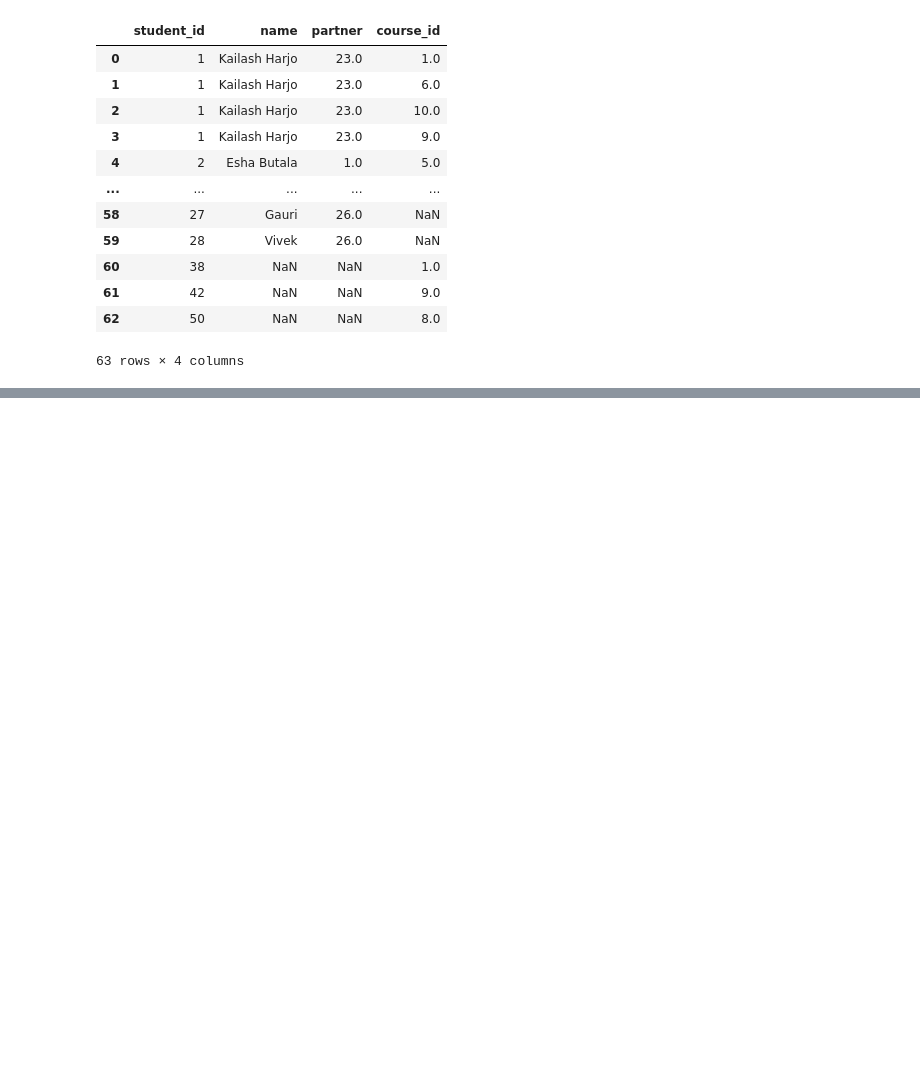
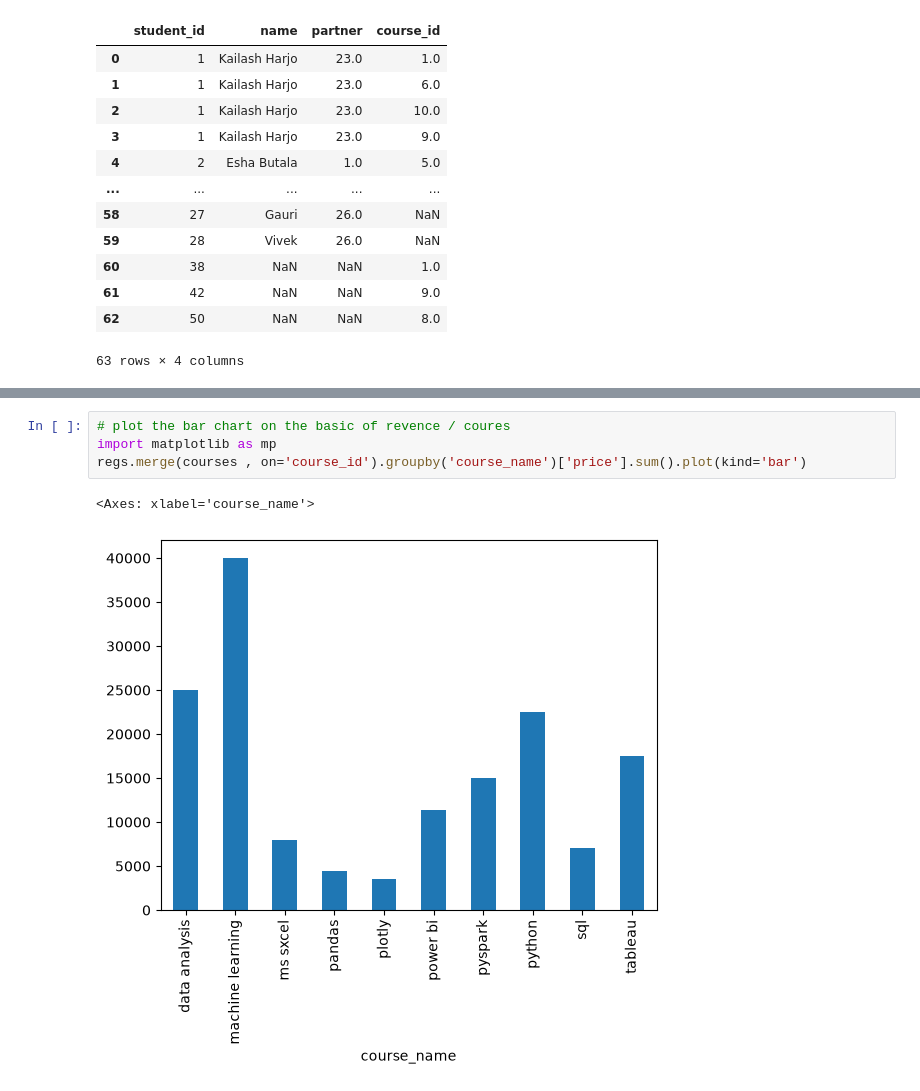
Before and after one commit to PrathmeshSurwase6250/Python_Pandas_DataFrame_Merging, a Jupyter notebook: merging.ipynb, the cells around one changed output, grey strips where cells are left out. Saved outputs shown, nothing was run; the diff lists cells and outputs as text; blank space fills up the shorter version.

```diff
--- a/merging.ipynb
+++ b/merging.ipynb
@@ -255,0 +349,7 @@ students.merge(regs , how='outer', on='student_id')
+# %%
+# plot the bar chart on the basic of revence / coures
+import matplotlib as mp
+regs.merge(courses , on='course_id').groupby('course_name')['price'].sum().plot(kind='bar')
+# %% [output]
+<Axes: xlabel='course_name'>
+[figure, added]
```
Also changed, not shown: parts of 18 cells of this notebook.
